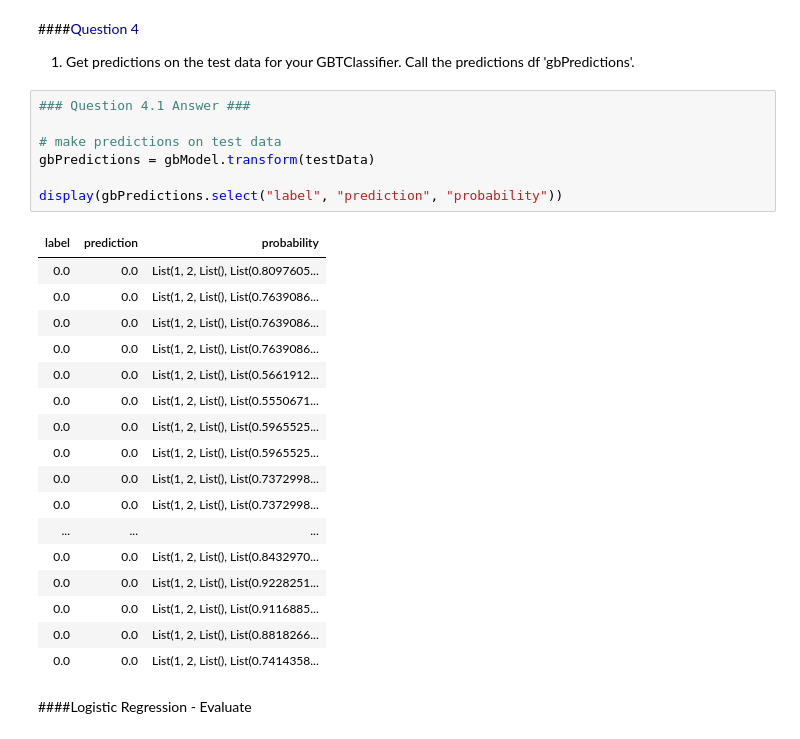
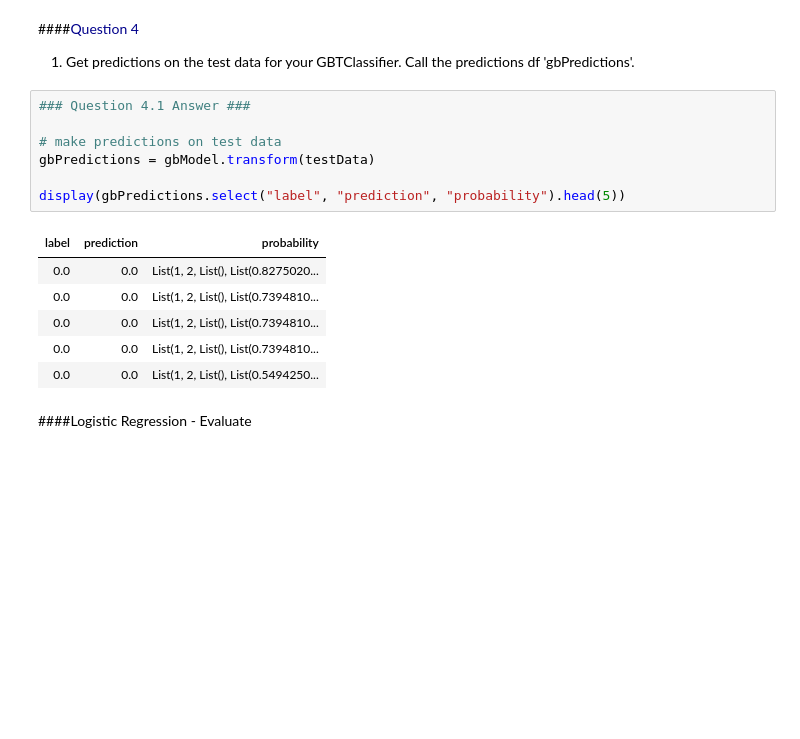
Before and after one commit to sopaturi/Springboard, a Jupyter notebook: Spark/Spark DF, SQL, ML Exercise.ipynb, the cells around one changed output. Drawn from its saved outputs; the diff is of its cells as text; blank space fills up the shorter version.

```diff
--- a/Spark/Spark DF, SQL, ML Exercise.ipynb
+++ b/Spark/Spark DF, SQL, ML Exercise.ipynb
@@ -457,28 +444,17 @@ display(lrPredictions.select("label", "prediction", "probability"))
 # %%
 ### Question 4.1 Answer ###
 
 # make predictions on test data
 gbPredictions = gbModel.transform(testData)
 
-display(gbPredictions.select("label", "prediction", "probability"))
+display(gbPredictions.select("label", "prediction", "probability").head(5))
 # %% [output]
 | label | prediction | probability |
-| 0.0 | 0.0 | List(1, 2, List(), List(0.8097605... |
-| 0.0 | 0.0 | List(1, 2, List(), List(0.7639086... |
-| 0.0 | 0.0 | List(1, 2, List(), List(0.7639086... |
-| 0.0 | 0.0 | List(1, 2, List(), List(0.7639086... |
-| 0.0 | 0.0 | List(1, 2, List(), List(0.5661912... |
-| 0.0 | 0.0 | List(1, 2, List(), List(0.5550671... |
-| 0.0 | 0.0 | List(1, 2, List(), List(0.5965525... |
-| 0.0 | 0.0 | List(1, 2, List(), List(0.5965525... |
-| 0.0 | 0.0 | List(1, 2, List(), List(0.7372998... |
-| 0.0 | 0.0 | List(1, 2, List(), List(0.7372998... |
-| ... | ... | ... |
-| 0.0 | 0.0 | List(1, 2, List(), List(0.8432970... |
-| 0.0 | 0.0 | List(1, 2, List(), List(0.9228251... |
-| 0.0 | 0.0 | List(1, 2, List(), List(0.9116885... |
-| 0.0 | 0.0 | List(1, 2, List(), List(0.8818266... |
-| 0.0 | 0.0 | List(1, 2, List(), List(0.7414358... |
+| 0.0 | 0.0 | List(1, 2, List(), List(0.8275020... |
+| 0.0 | 0.0 | List(1, 2, List(), List(0.7394810... |
+| 0.0 | 0.0 | List(1, 2, List(), List(0.7394810... |
+| 0.0 | 0.0 | List(1, 2, List(), List(0.7394810... |
+| 0.0 | 0.0 | List(1, 2, List(), List(0.5494250... |
 # %% [markdown]
 ####Logistic Regression - Evaluate
 # %% [markdown]
```
Also changed, not shown: parts of 10 cells of this notebook.
